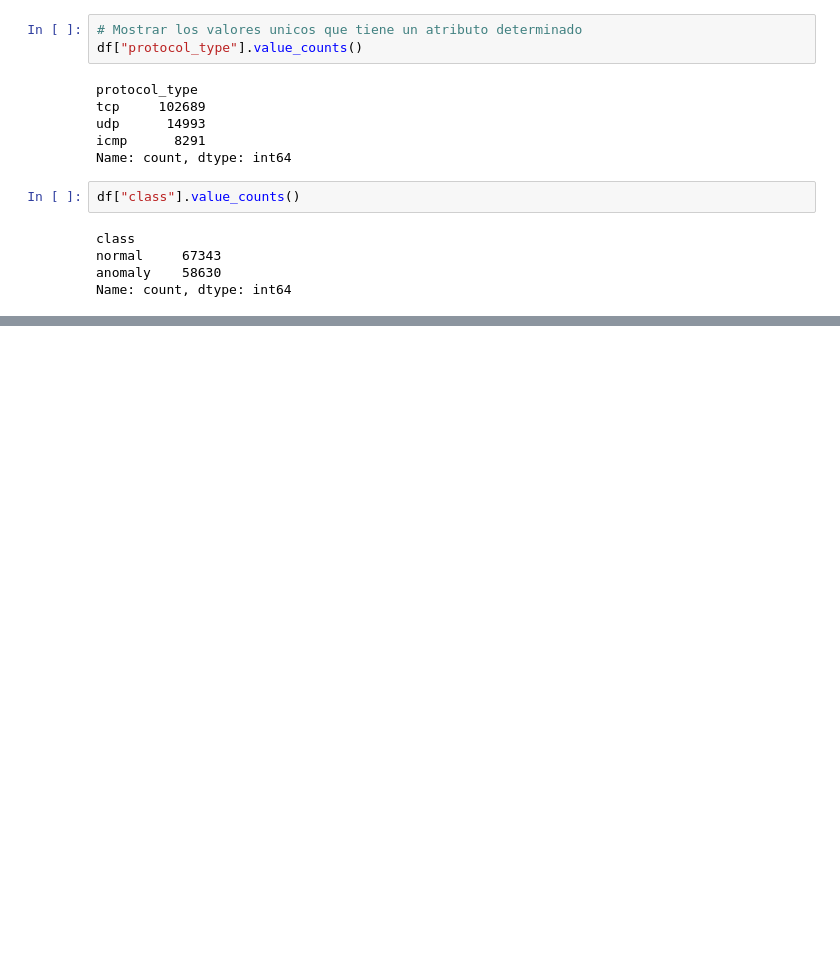
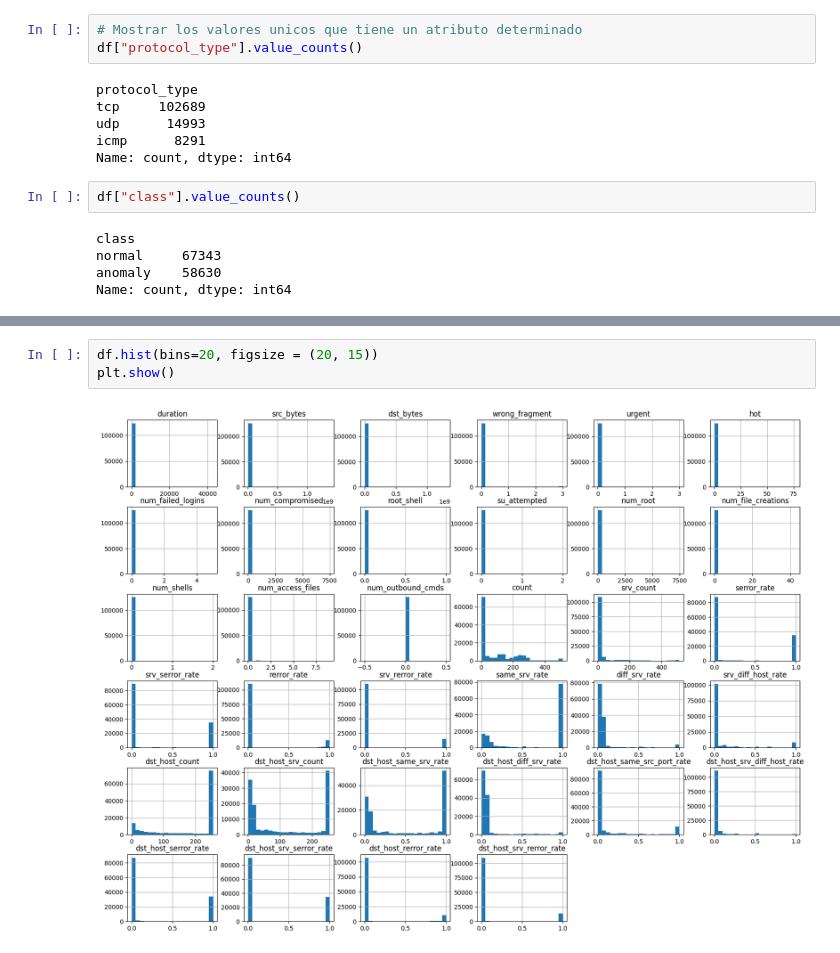
Before and after one commit to FRANCISCODANIEL03/Simulacion, a Jupyter notebook: 6.-Visualizacion_De_Datos.ipynb, the cells around one changed output, grey strips where cells are left out. Cells and saved outputs as stored; diff of their text form; blank space fills up the shorter version.

```diff
--- a/6.-Visualizacion_De_Datos.ipynb
+++ b/6.-Visualizacion_De_Datos.ipynb
@@ -242,0 +251,5 @@ Name: count, dtype: int64
+# %%
+df.hist(bins=20, figsize = (20, 15))
+plt.show()
+# %% [output]
+[figure, added]
```
Also changed, not shown: parts of 1 cell of this notebook.
